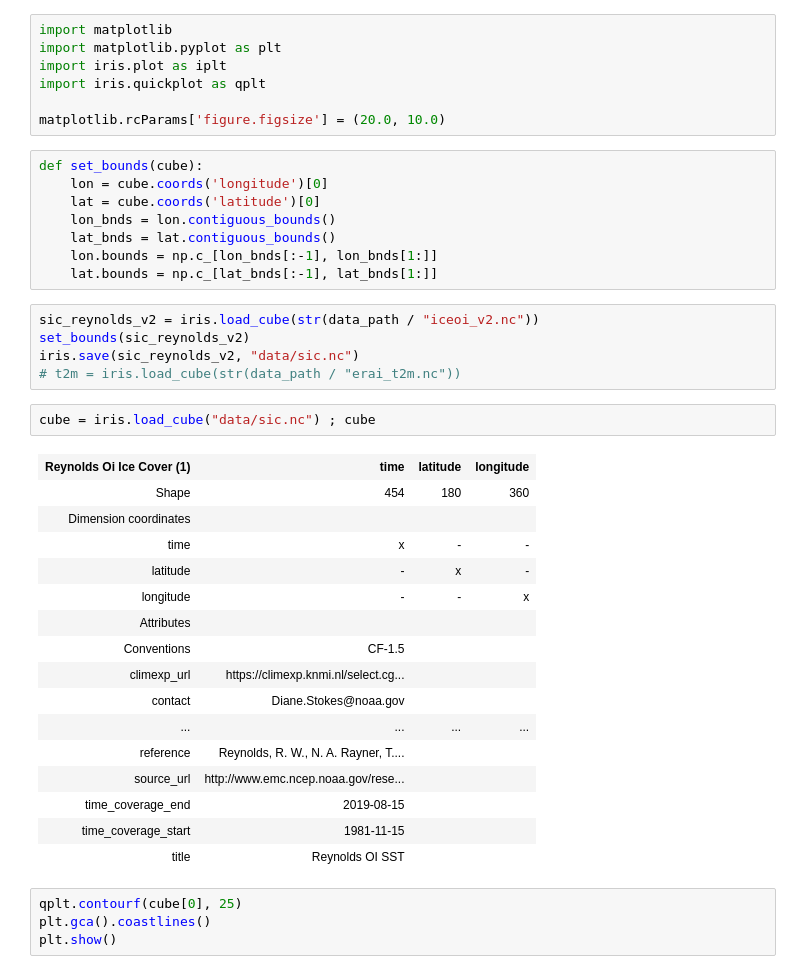
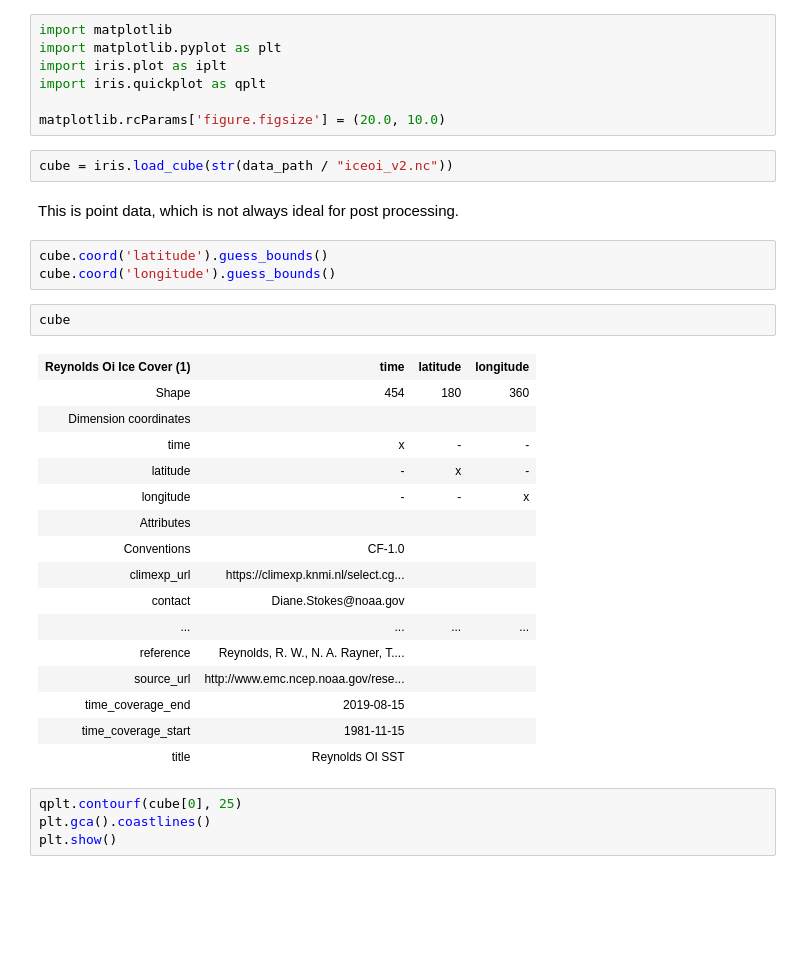
Before and after one commit to escience-academy/2019-10-10-NSO-Symposium, a Jupyter notebook: notebooks/2-Visualisation.ipynb, the cells around one changed output. Cells and saved outputs as stored; diff of their text form; blank space fills up the shorter version.

```diff
--- a/notebooks/2-Visualisation.ipynb
+++ b/notebooks/2-Visualisation.ipynb
@@ -12,38 +12,32 @@ import iris.plot as iplt
 import iris.quickplot as qplt
 
 matplotlib.rcParams['figure.figsize'] = (20.0, 10.0)
-# %%
-def set_bounds(cube):
-    lon = cube.coords('longitude')[0]
-    lat = cube.coords('latitude')[0]
-    lon_bnds = lon.contiguous_bounds()
-    lat_bnds = lat.contiguous_bounds()
-    lon.bounds = np.c_[lon_bnds[:-1], lon_bnds[1:]]
-    lat.bounds = np.c_[lat_bnds[:-1], lat_bnds[1:]]
-# %%
-sic_reynolds_v2 = iris.load_cube(str(data_path / "iceoi_v2.nc"))
-set_bounds(sic_reynolds_v2)
-iris.save(sic_reynolds_v2, "data/sic.nc")
-# t2m = iris.load_cube(str(data_path / "erai_t2m.nc"))
 # %%
-cube = iris.load_cube("data/sic.nc") ; cube
+cube = iris.load_cube(str(data_path / "iceoi_v2.nc"))
-# %% [output]
-| Reynolds Oi Ice Cover (1) | time | latitude | longitude |
-| Shape | 454 | 180 | 360 |
-| Dimension coordinates |  |  |  |
-| time | x | - | - |
-| latitude | - | x | - |
-| longitude | - | - | x |
-| Attributes |  |  |  |
-| Conventions | CF-1.5 |  |  |
-| climexp_url | https://climexp.knmi.nl/select.cg... |  |  |
-| contact | Diane.Stokes@noaa.gov |  |  |
-| ... | ... | ... | ... |
-| reference | Reynolds, R. W., N. A. Rayner, T.... |  |  |
-| source_url | http://www.emc.ncep.noaa.gov/rese... |  |  |
-| time_coverage_end | 2019-08-15 |  |  |
-| time_coverage_start | 1981-11-15 |  |  |
-| title | Reynolds OI SST |  |  |
+# %% [markdown]
+This is point data, which is not always ideal for post processing.
+# %%
+cube.coord('latitude').guess_bounds()
+cube.coord('longitude').guess_bounds()
+# %%
+cube
+# %% [output]
+| Reynolds Oi Ice Cover (1) | time | latitude | longitude |
+| Shape | 454 | 180 | 360 |
+| Dimension coordinates |  |  |  |
+| time | x | - | - |
+| latitude | - | x | - |
+| longitude | - | - | x |
+| Attributes |  |  |  |
+| Conventions | CF-1.0 |  |  |
+| climexp_url | https://climexp.knmi.nl/select.cg... |  |  |
+| contact | Diane.Stokes@noaa.gov |  |  |
+| ... | ... | ... | ... |
+| reference | Reynolds, R. W., N. A. Rayner, T.... |  |  |
+| source_url | http://www.emc.ncep.noaa.gov/rese... |  |  |
+| time_coverage_end | 2019-08-15 |  |  |
+| time_coverage_start | 1981-11-15 |  |  |
+| title | Reynolds OI SST |  |  |
 # %%
 qplt.contourf(cube[0], 25)
 plt.gca().coastlines()
```
Also changed, not shown: parts of 6 cells of this notebook.
